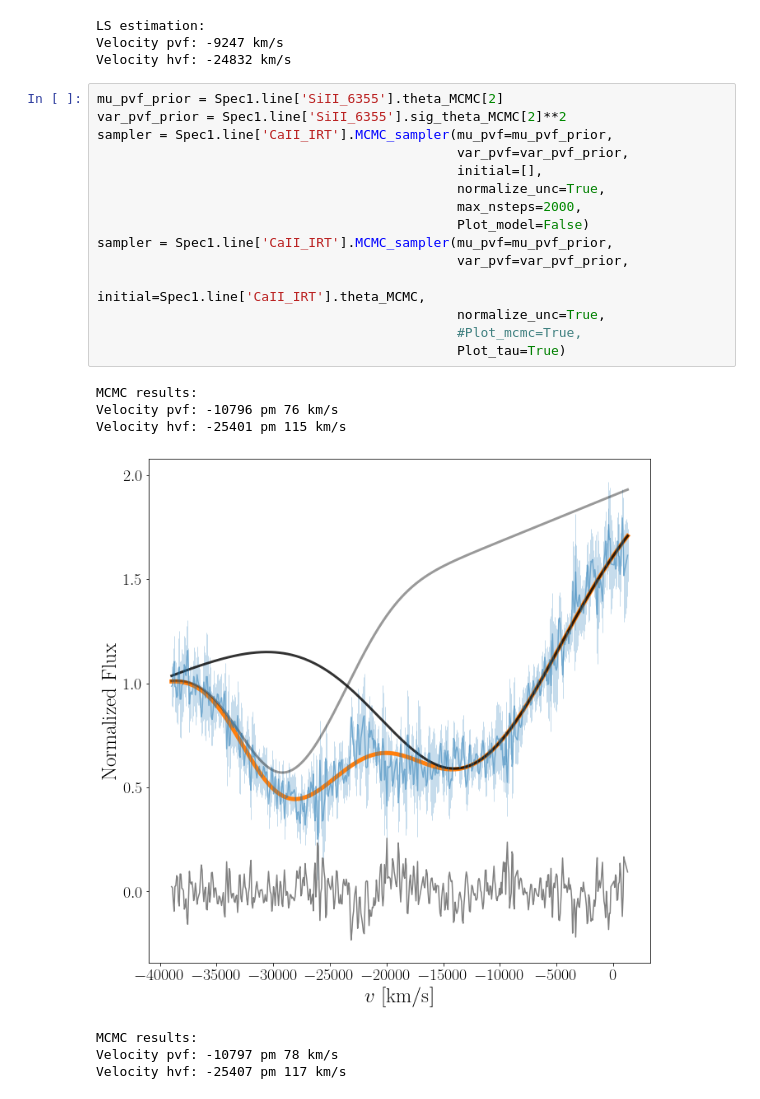
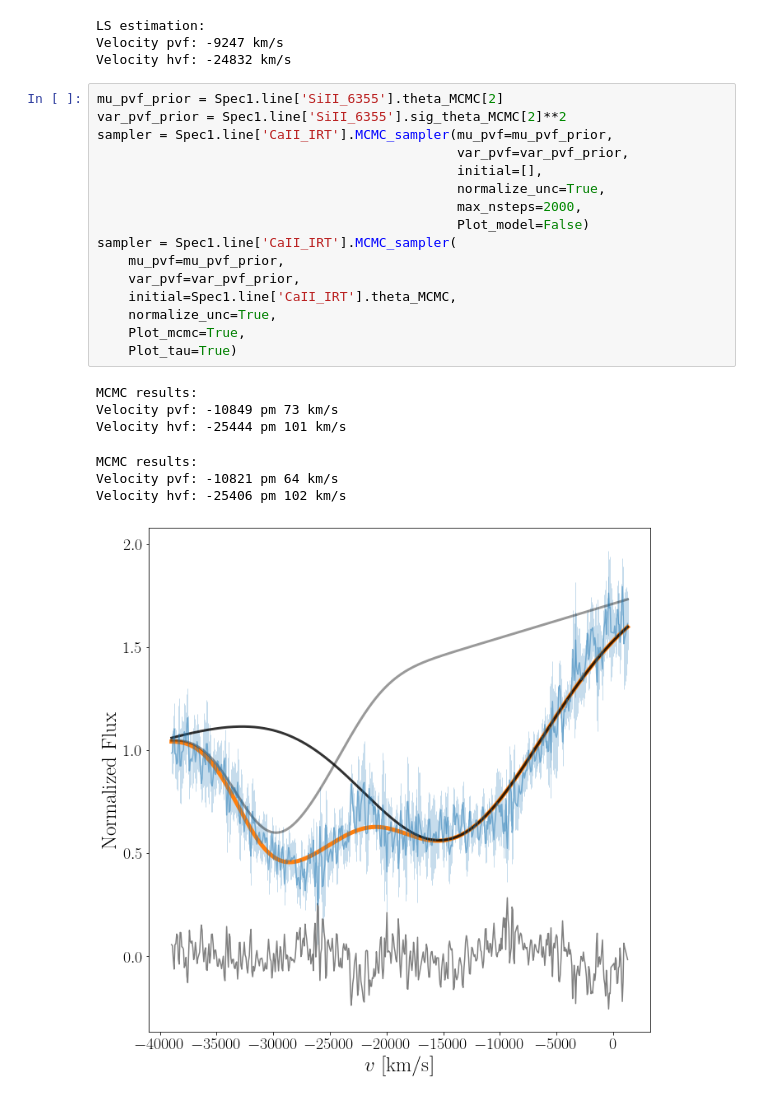
Before and after one commit to slowdivePTG/sn_line_velocities, a Jupyter notebook: playground/absorption_line_velocity_20200529_Lick_3-m.ipynb, the cells around one changed output. Saved outputs shown, nothing was run; the diff lists cells and outputs as text.

```diff
--- a/playground/absorption_line_velocity_20200529_Lick_3-m.ipynb
+++ b/playground/absorption_line_velocity_20200529_Lick_3-m.ipynb
@@ -58,23 +58,24 @@ Velocity hvf: -24832 km/s
 # %%
 mu_pvf_prior = Spec1.line['SiII_6355'].theta_MCMC[2]
 var_pvf_prior = Spec1.line['SiII_6355'].sig_theta_MCMC[2]**2
 sampler = Spec1.line['CaII_IRT'].MCMC_sampler(mu_pvf=mu_pvf_prior,
                                               var_pvf=var_pvf_prior,
                                               initial=[],
                                               normalize_unc=True,
                                               max_nsteps=2000,
                                               Plot_model=False)
-sampler = Spec1.line['CaII_IRT'].MCMC_sampler(mu_pvf=mu_pvf_prior,
-                                              var_pvf=var_pvf_prior,
-                                              initial=Spec1.line['CaII_IRT'].theta_MCMC,
-                                              normalize_unc=True,
-                                              #Plot_mcmc=True,
-                                              Plot_tau=True)
+sampler = Spec1.line['CaII_IRT'].MCMC_sampler(
+    mu_pvf=mu_pvf_prior,
+    var_pvf=var_pvf_prior,
+    initial=Spec1.line['CaII_IRT'].theta_MCMC,
+    normalize_unc=True,
+    Plot_mcmc=True,
+    Plot_tau=True)
 # %% [output]
 MCMC results:
-Velocity pvf: -10796 pm 76 km/s
-Velocity hvf: -25401 pm 115 km/s
+Velocity pvf: -10849 pm 73 km/s
+Velocity hvf: -25444 pm 101 km/s
+MCMC results:
+Velocity pvf: -10821 pm 64 km/s
+Velocity hvf: -25406 pm 102 km/s
-[figure, old version]
+[figure, new version]
-MCMC results:
-Velocity pvf: -10797 pm 78 km/s
-Velocity hvf: -25407 pm 117 km/s
```
Also changed, not shown: parts of 2 cells of this notebook, 1 other file.
